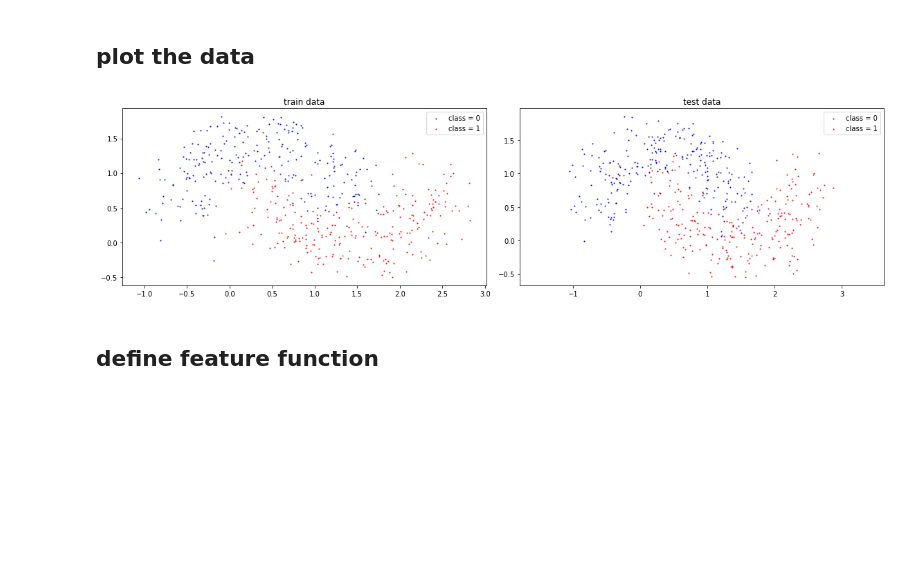
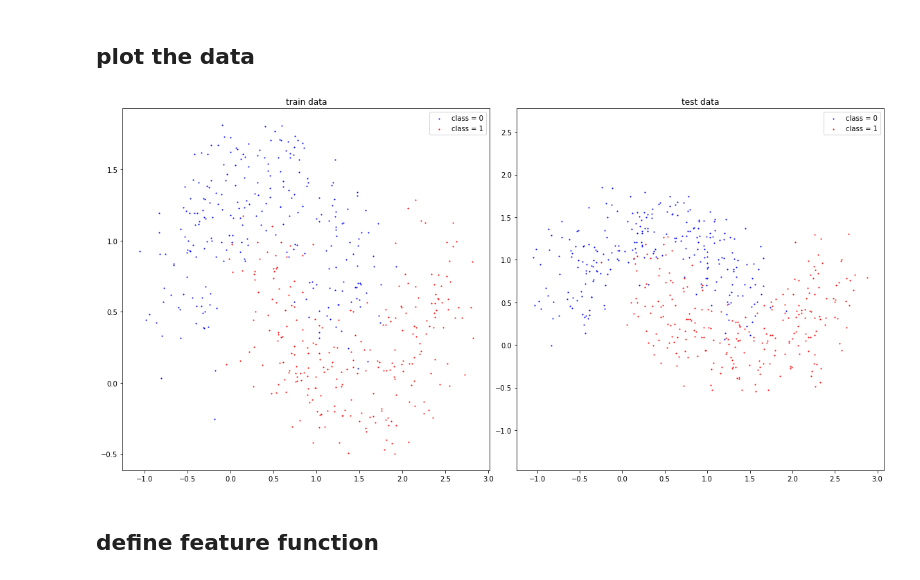
Before and after one commit to JungWoo-Kim/assignment-machine-learning, a Jupyter notebook: 10/assignment_10.ipynb, the cells around one changed output. Drawn from its saved outputs; the diff is of its cells as text; code cells hidden in the pictures; blank space fills up the shorter version.

```diff
--- a/10/assignment_10.ipynb
+++ b/10/assignment_10.ipynb
@@ -27,34 +27,34 @@ labels_test = data_test[:,2]
 # %%
 colors = ['blue', 'red']
 label_text = {0 : 'class = 0', 1 : 'class = 1'}
 
 plt.figure(figsize=(16,8))
 
 # data 1
-plt.subplot(221)
+plt.subplot(121)
 plt.title('train data')
 for i, label in enumerate(labels_train.astype(int)):
     plt.scatter(x_train[i], y_train[i], c=colors[label], label=label_text[label], s=1.0)
     label_text[label] = "_nolegend_"
 
 plt.legend(loc='upper right')
 
 label_text = {0 : 'class = 0', 1 : 'class = 1'}
 
 # data 2
-plt.subplot(222)
+plt.subplot(122)
 plt.title('test data')
 for i, label in enumerate(labels_test.astype(int)):
     plt.scatter(x_test[i], y_test[i], c=colors[label], label=label_text[label], s=1.0)
     label_text[label] = "_nolegend_"
 
 plt.legend(loc='upper right')
 
 plt.axis('equal')
 plt.tight_layout()
 plt.show()
 # %% [output]
-[figure, old version]
+[figure, new version]
 # %% [markdown]
 ## define feature function
 # %%
```
Also changed, not shown: parts of 18 cells of this notebook.
